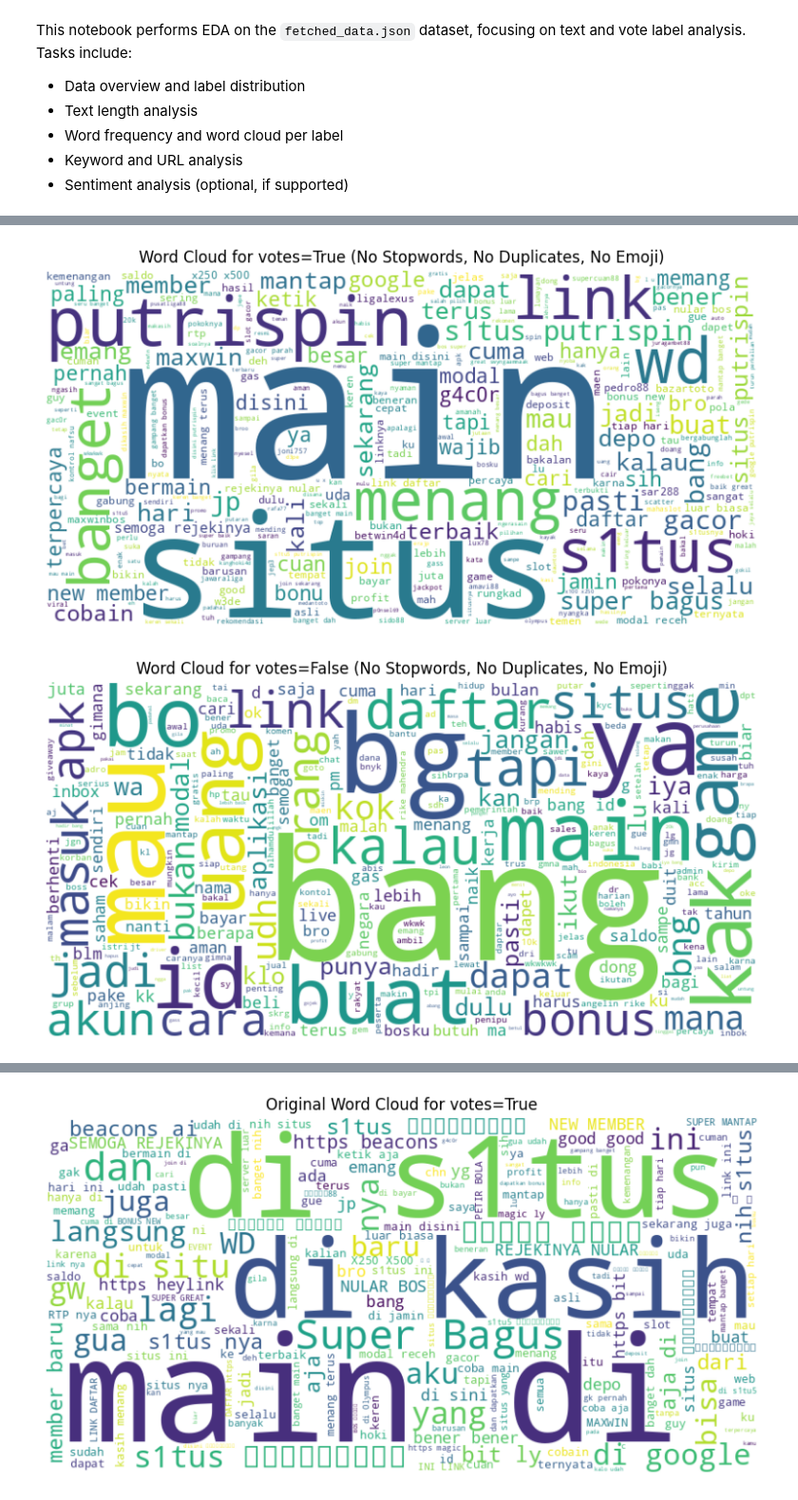
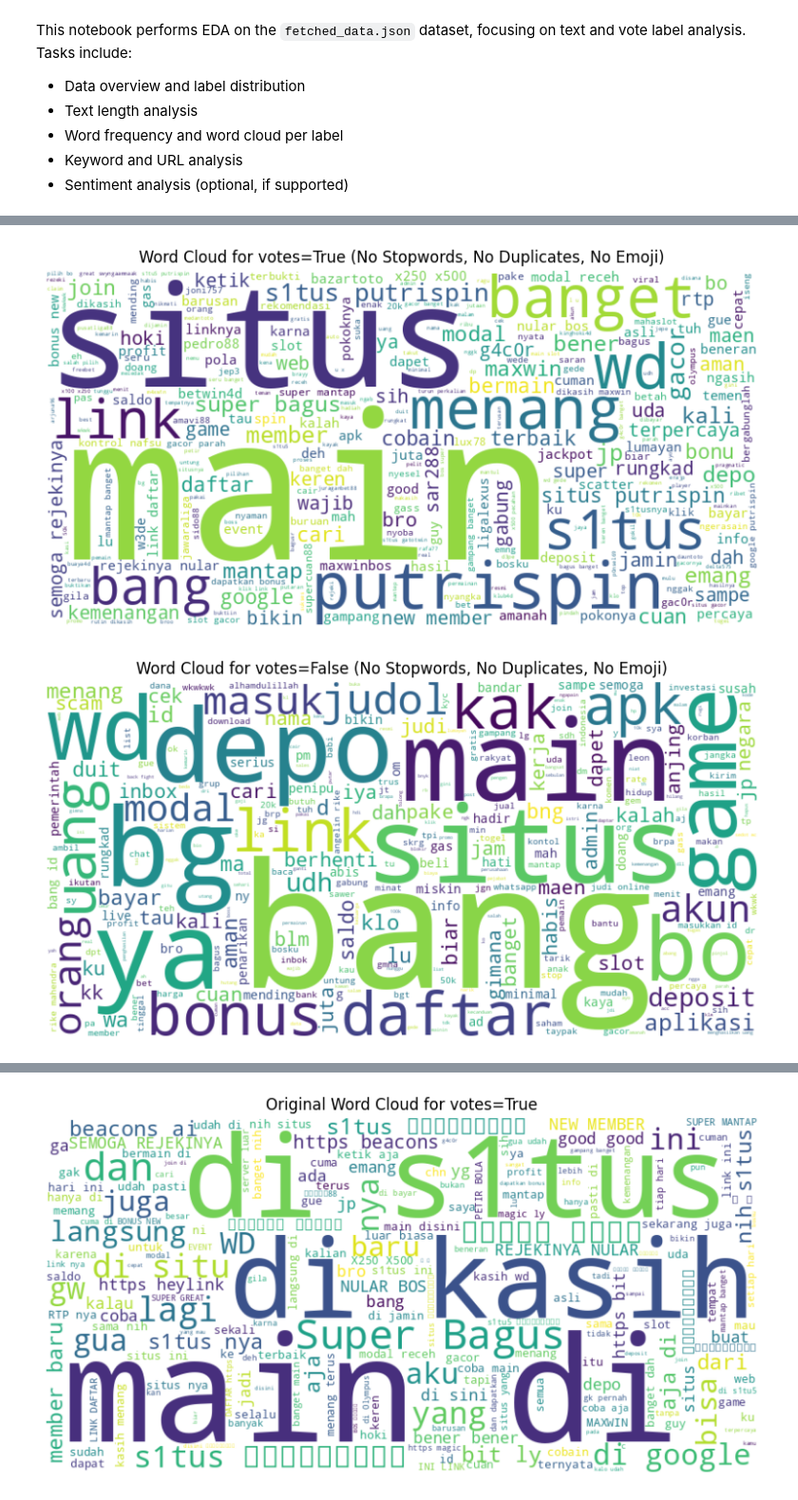
Before and after one commit to M4RV3L24/Online-Gambling-Detection-using-IndoBERTweet, a Jupyter notebook: Preprocessing/data_analysis.ipynb, the cells around one changed output, grey strips where cells are left out. Shown: that part at 95% size. Cells and saved outputs as stored; diff of their text form; code cells hidden in the pictures.

```diff
--- a/Preprocessing/data_analysis.ipynb
+++ b/Preprocessing/data_analysis.ipynb
@@ -63,5 +66,5 @@ df.groupby('votes')['text_length'].describe()
 # %%
-stopwords = [
+stopwords_custom = [
 #   // Kata Ganti
     "aku", "saya", "kamu", "dia", "mereka", "kita", "kami", "engkau", "kalian",
 
@@ -88,6 +91,7 @@ stopwords = [
     'yang', 'dan', 'di', 'ke', 'untuk', 'dengan', 'atau', 'ini', 'itu', 'nya', 'aja', 'situ', 'yg', 'langsung', 'coba', 'juga',
     'nih', 'kasih', 'ni', 'gw', 'ada', 'gak', 'ga', 'gua', 'gk','udah', 'bisa', 'lagi', 'sama', 'kalo'
 ]
+stopwords_set = set(stopwords.words('indonesian')).union(set(stopwords_custom))
 # %%
 # Word frequency analysis for each label (table format, remove stopwords and punctuation)
 from collections import Counter
@@ -95,7 +99,7 @@ from wordcloud import STOPWORDS
 import pandas as pd
 import string
 custom_stopwords = set(STOPWORDS)
-custom_stopwords.update(stopwords)
+custom_stopwords.update(stopwords_set)
 def get_top_words_table(texts, n=50):
     # Remove punctuation and lowercase
     def clean_text(text):
@@ -135,7 +139,7 @@ Top words for votes=True:
 from wordcloud import STOPWORDS
 custom_stopwords = set(STOPWORDS)
 # Optionally add more stopwords relevant to your context
-custom_stopwords.update(stopwords)
+custom_stopwords.update(stopwords_set)
 import string
 import re
 
@@ -155,35 +159,35 @@ def remove_emoji(text):
         u"\U00002702-\U000027B0"
         u"\U000024C2-\U0001F251"
         u"\U0001f926-\U0001f937"
         u"\U00010000-\U0010ffff"
         u"\u2640-\u2642"
         u"\u2600-\u2B55"
         u"\u200d"
         u"\u23cf"
         u"\u23e9"
         u"\u231a"
         u"\ufe0f"  # dingbats
         u"\u3030"
     "]+", flags=re.UNICODE)
     return emoji_pattern.sub(r'', text)
 def preprocess_text(text):
     # Remove emoji, lowercase, remove punctuation, split, remove duplicates, join back
     text = remove_emoji(str(text))
     words = text.lower().translate(str.maketrans('', '', string.punctuation)).split()
     unique_words = list(dict.fromkeys(words))
     return ' '.join(unique_words)
 for label in [True, False]:
     texts = df[df['votes']==label]['text'].dropna().astype(str).apply(normalize_text).apply(preprocess_text)
     all_text = ' '.join(texts)
     wordcloud = WordCloud(width=800, height=400, background_color='white', stopwords=custom_stopwords, max_words=300).generate(all_text)
     plt.figure(figsize=(10,5))
     plt.imshow(wordcloud, interpolation='bilinear')
     plt.axis('off')
     plt.title(f'Word Cloud for votes={label} (No Stopwords, No Duplicates, No Emoji)')
     plt.show()
 # %% [output]
-[figure, old version]
+[figure, new version]
-[figure, old version]
+[figure, new version]
 # %%
 # Keyword and URL analysis
 keywords = ['bonus', 'petir', 'link', 'daftar']
```
Also changed, not shown: parts of 6 cells of this notebook, 3 other files.
